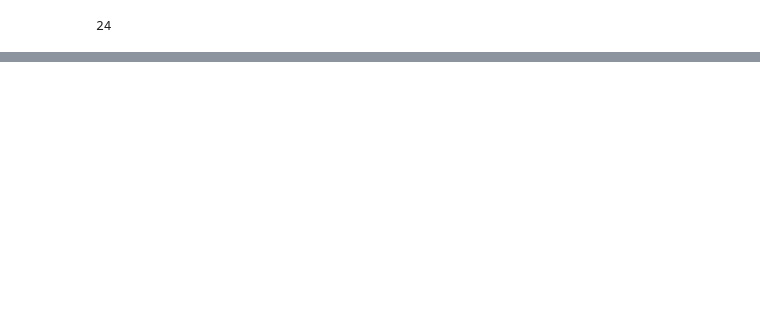
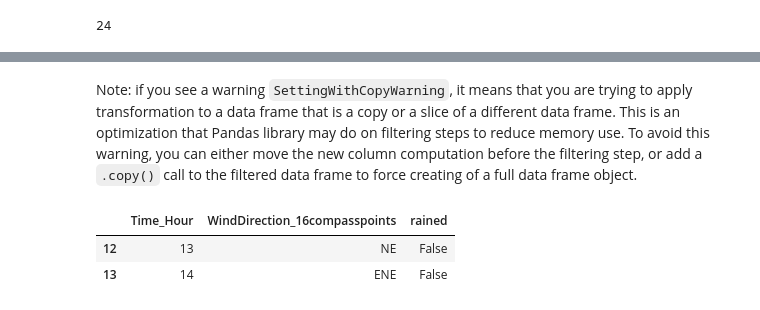
Before and after one commit to victorkwan/prog-edu-assistant, a Jupyter notebook: exercises/dataframe-pre3-en-master.ipynb, the cells around one changed output, grey strips where cells are left out. Drawn from its saved outputs; the diff is of its cells as text; code cells hidden in the pictures; blank space fills up the shorter version.

```diff
--- a/exercises/dataframe-pre3-en-master.ipynb
+++ b/exercises/dataframe-pre3-en-master.ipynb
@@ -63,0 +140,24 @@ So it was 14 hours out of 24 in a day that the rain was falling. Let's see what
+# %%
+%%solution
+""" # BEGIN PROMPT
+# Note: you can do multiple steps to get the data frame you need.
+sunny_df = df[...]
+sunny_df = sunny_df[...]
+""" # END PROMPT
+# BEGIN SOLUTION
+df['rained'] = df['Precipitation_mm'] > 0
+sunny_df = df[df['SunshineDuration_h'] > 0]
+sunny_df = sunny_df[['Time_Hour', 'WindDirection_16compasspoints', 'rained']]
+# END SOLUTION
+# %% [markdown]
+Note: if you see a warning `SettingWithCopyWarning`, it means that you are trying to apply transformation
+to a data frame that is a copy or a slice of a different data frame. This is an optimization that Pandas
+library may do on filtering steps to reduce memory use. To avoid this warning, you can either move the new column computation before the filtering step, or add a `.copy()` call to the filtered data frame to force
+creating of a full data frame object.
+# %%
+# Inspect the data frame
+sunny_df
+# %% [output]
+|  | Time_Hour | WindDirection_16compasspoints | rained |
+| 12 | 13 | NE | False |
+| 13 | 14 | ENE | False |
```
Also changed, not shown: parts of 18 cells of this notebook, 2 other files.
